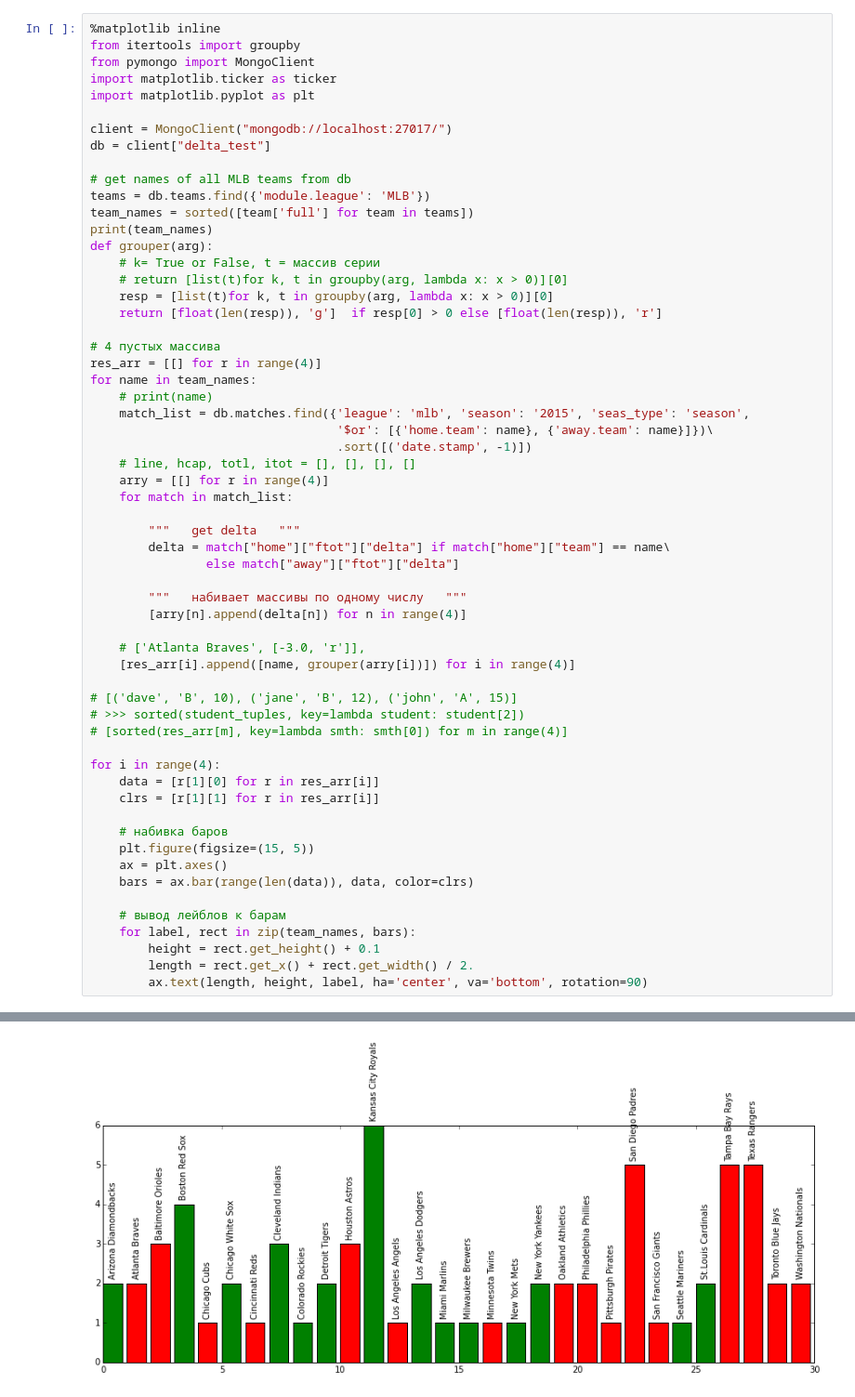
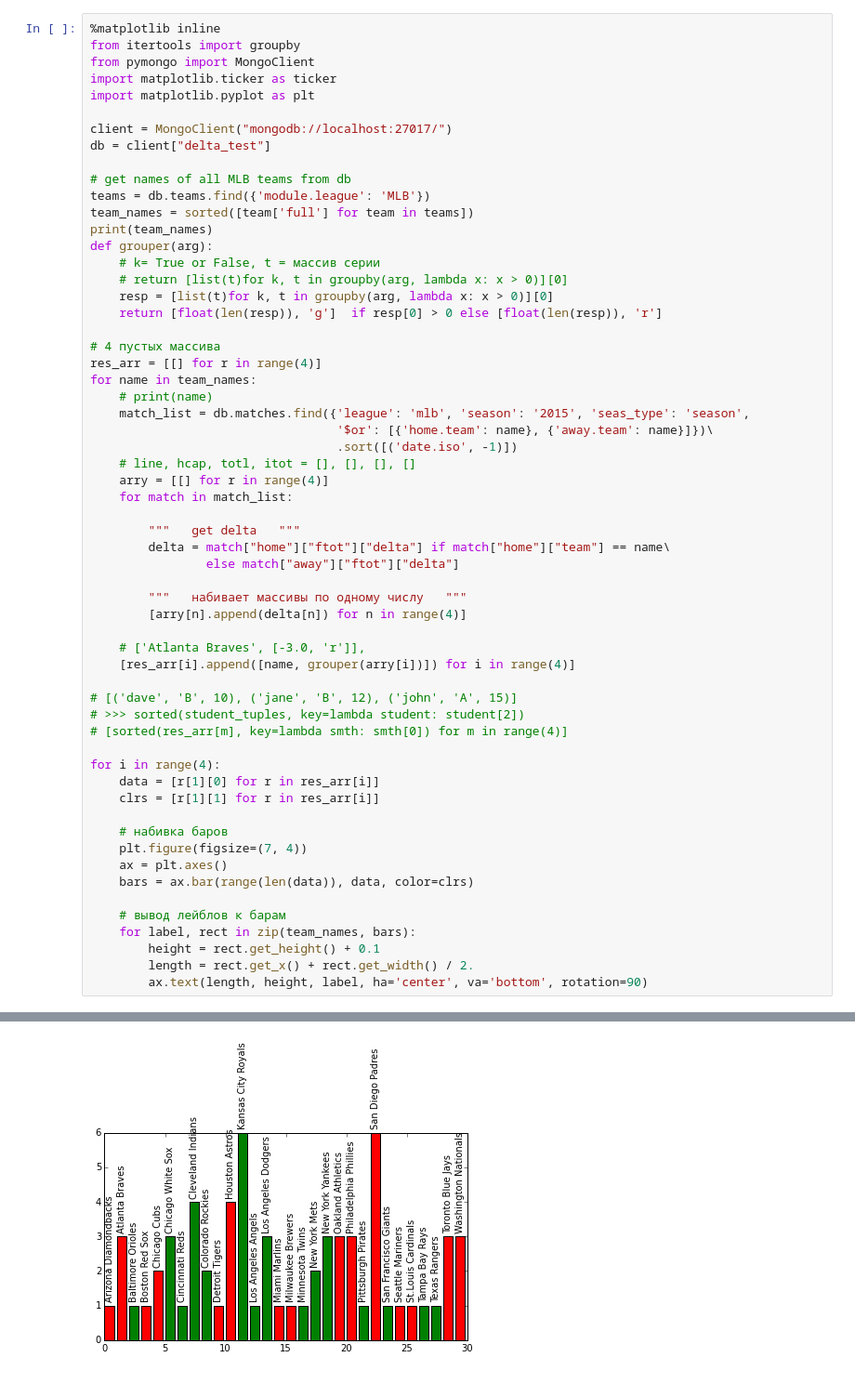
Before and after one commit to khex/pyodds, a Jupyter notebook: getters/by_league.ipynb, the cells around one changed output, grey strips where cells are left out. Shown at 93% size. Saved outputs shown, nothing was run; the diff lists cells and outputs as text.

Commit message:
0.5.221
Переписал match['date']

```diff
--- a/getters/by_league.ipynb
+++ b/getters/by_league.ipynb
@@ -24,39 +24,39 @@ for name in team_names:
     # print(name)
     match_list = db.matches.find({'league': 'mlb', 'season': '2015', 'seas_type': 'season',
                                   '$or': [{'home.team': name}, {'away.team': name}]})\
-                                  .sort([('date.stamp', -1)])
+                                  .sort([('date.iso', -1)])
     # line, hcap, totl, itot = [], [], [], []
     arry = [[] for r in range(4)]
     for match in match_list:
 
         """   get delta   """
         delta = match["home"]["ftot"]["delta"] if match["home"]["team"] == name\
                 else match["away"]["ftot"]["delta"]
 
         """   набивает массивы по одному числу   """
         [arry[n].append(delta[n]) for n in range(4)]
 
     # ['Atlanta Braves', [-3.0, 'r']],
     [res_arr[i].append([name, grouper(arry[i])]) for i in range(4)]
 
 # [('dave', 'B', 10), ('jane', 'B', 12), ('john', 'A', 15)]
 # >>> sorted(student_tuples, key=lambda student: student[2])
 # [sorted(res_arr[m], key=lambda smth: smth[0]) for m in range(4)]
 
 for i in range(4):
     data = [r[1][0] for r in res_arr[i]]
     clrs = [r[1][1] for r in res_arr[i]]
 
     # набивка баров
-    plt.figure(figsize=(15, 5))
+    plt.figure(figsize=(7, 4))
     ax = plt.axes()
     bars = ax.bar(range(len(data)), data, color=clrs)
 
     # вывод лейблов к барам
     for label, rect in zip(team_names, bars):
         height = rect.get_height() + 0.1
         length = rect.get_x() + rect.get_width() / 2.
         ax.text(length, height, label, ha='center', va='bottom', rotation=90)
 # %% [output]
 ['Arizona Diamondbacks', 'Atlanta Braves', 'Baltimore Orioles', 'Boston Red Sox', 'Chicago Cubs', 'Chicago White Sox', 'Cincinnati Reds', 'Cleveland Indians', 'Colorado Rockies', 'Detroit Tigers', 'Ho ...
-[figure, old version]
+[figure, new version]
```
Also changed, not shown: parts of 1 cell of this notebook, 7 other files.
